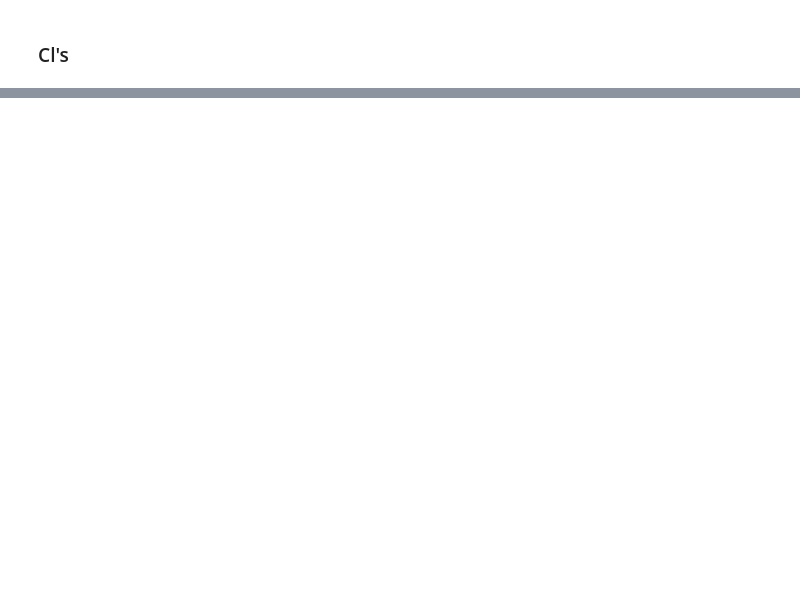
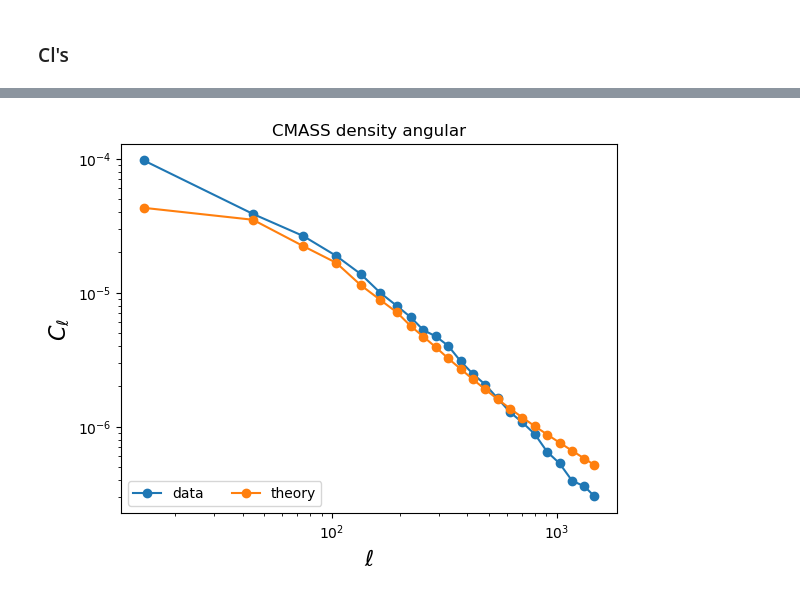
Before and after one commit to Cosmotheka/Cosmoteka_tutorials, a Jupyter notebook: tutorials/BOSS.ipynb, the cells around one changed output, grey strips where cells are left out. Saved outputs shown, nothing was run; the diff lists cells and outputs as text; code cells hidden in the pictures; blank space fills up the shorter version.

```diff
--- a/tutorials/BOSS.ipynb
+++ b/tutorials/BOSS.ipynb
@@ -173,10 +116,12 @@ plt.show()
 # %%
-plt.plot(QSO_cl_11[0]-QSO_nl_11[0], 'o-', label='data')
-plt.plot(QSOt_cl_11, 'o-', label='theory')
-plt.title('Quasars density angular NGC 11')
+plt.plot(ell_arr, CMASS_cl[0]-CMASS_nl[0], 'o-', label='data')
+plt.plot(ell_arr, CMASSt_cl, 'o-', label='theory')
+plt.title('CMASS density angular')
 plt.xlabel('$\\ell$', fontsize=16)
 plt.ylabel('$C_\\ell$', fontsize=16)
 plt.legend(loc='lower left', ncol=2, labelspacing=0.1)
-plt.xscale("log")
-plt.yscale("log")
+plt.xscale('log')
+plt.yscale('log')
 plt.show()
+# %% [output]
+[figure, added]
```
Also changed, not shown: parts of 26 cells of this notebook.
